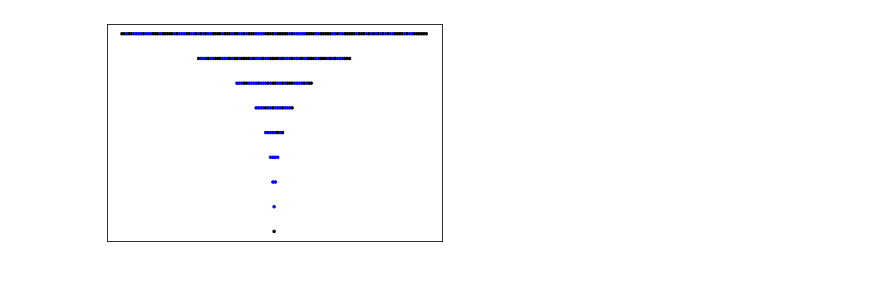
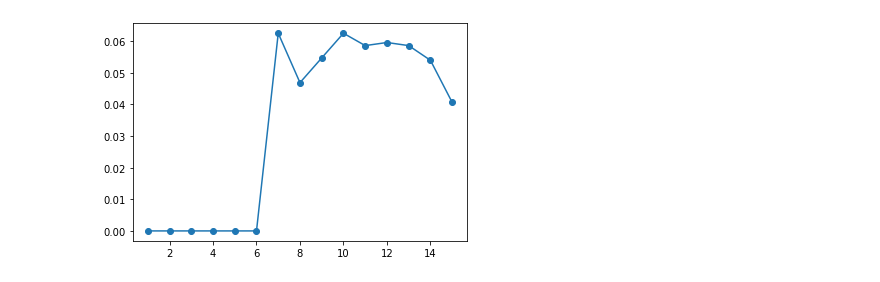
Before and after one commit to Sultanow/collatz, a Jupyter notebook: 01 Graph Theory/Python/notebook/aberkane_tree_single_number_expense.ipynb, the cells around one changed output. Drawn from its saved outputs; the diff is of its cells as text; code cells hidden in the pictures.

Commit message:
single number expense proportion per line

```diff
--- a/01 Graph Theory/Python/notebook/aberkane_tree_single_number_expense.ipynb
+++ b/01 Graph Theory/Python/notebook/aberkane_tree_single_number_expense.ipynb
@@ -180,33 +216,67 @@ def isIncluded(numberArr, number):
 # dotsize=24 (n<=6)
 dotsize= 6 #(n=9)
 # dotsize= 1 (n>9)
-n = 9
+n = 15
 #dotsize = 24
 
 tree = Tree(n)
 
 proved = []
-start = 21
+start = 113
 
 first_node = tree.getNode(start)
 first_node.state = NodeState.BLUE
 tree.mark(start)
 proved.append(start)
 included = []
+included.append(start)
+expenses = []
+rows = []
+arrInfo = []
+rowStartLabel = []
+saveArrInfo = []
+arrInfo, saveArrInfo, rowStartLabel = setStartArr(n)
+
+for i in range(0,n):
+    rows.append(i+1)
+
+counter = getCounter(rowStartLabel, start)
+arrInfo[counter-1] -= 1
+
 #print(2**(n+1))
 
 if ruleTwo(start) == False:
 
     if int((start-1)/4)%2 != 0:
         proved.append(int((start-1)/4))
+        counter = getCounter(rowStartLabel, (int((start-1)/4)))
+        arrInfo[counter-1] -= 1
+
+        node = tree.getNode((int((start-1)/4)))
+        node.state = NodeState.BLUE
+
     if int((start-1)/2)%2 != 0:
         proved.append(int((start-1)/2))
+        counter = getCounter(rowStartLabel, (int((start-1)/2)))
+        arrInfo[counter-1] -= 1
+
+        node = tree.getNode((int((start-1)/2)))
+        node.state = NodeState.BLUE
+
+if int((3*start+1)/2) % 2 != 0:
+    proved.append(int((3*start+1)/2))
+    print((3*start+1)/2)
+    counter = getCounter(rowStartLabel, int((3*start+1)/2))
+    arrInfo[counter-1] -= 1
+
+    node = tree.getNode(int((3*start+1)/2))
+    node.state = NodeState.BLUE
 
 
 while len(proved)>0:
     for i in proved:
         #i = proved[0]
-        print(i)
+        #print(i)
         if i < 2**(n+2):
 
             node = tree.getNode(i)
@@ -218,6 +288,8 @@ while len(proved)>0:
                     tree.mark(V(i))
                     proved.append(V(i))
                     included.append(V(i))
+                    counter = getCounter(rowStartLabel, V(i))
+                    arrInfo[counter-1] -= 1
                 # RULE 2 : if x is orange S(x) becomes orange
                 if isIncluded(included, S(i)) == False and S(i) < 2**(n):
                     r2 = ruleTwo(i)
@@ -225,6 +297,8 @@ while len(proved)>0:
                         tree.mark(S(i))
                         proved.append(S(i))
                         included.append(S(i))
+                        counter = getCounter(rowStartLabel, S(i))
+                        arrInfo[counter-1] -= 1
 
                 node.state = NodeState.BLUE
                 proved.remove(i)
@@ -236,6 +310,8 @@ while len(proved)>0:
                     tree.mark(V(i))
                     proved.append(V(i))
                     included.append(V(i))
+                    counter = getCounter(rowStartLabel, V(i))
+                    arrInfo[counter-1] -= 1
                 # RULE 2 : if x is orange S(x) becomes orange
                 if isIncluded(included, S(i)) == False and S(i) < 2**(n):
                     r2 = ruleTwo(i)
@@ -243,12 +319,15 @@ while len(proved)>0:
                         tree.mark(S(i))
                         proved.append(S(i))
                         included.append(S(i))
+                        counter = getCounter(rowStartLabel, S(i))
+                        arrInfo[counter-1] -= 1
                 # RULE 3 : if x is orange and of type C then ((4x-1)/3) becomes orange
                 if isIncluded(included, int((4*i-1)/3)) == False and int((4*i-1)/3) < 2**(n):
                     tree.mark(int((4*i-1)/3))
                     proved.append(int((4*i-1)/3))
                     included.append(int((4*i-1)/3))
-
+                    counter = getCounter(rowStartLabel, int((4*i-1)/3))
+                    arrInfo[counter-1] -= 1
                 node.state = NodeState.BLUE
                 proved.remove(i)
                 break
@@ -259,6 +338,8 @@ while len(proved)>0:
                     tree.mark(V(i))
                     proved.append(V(i))
                     included.append(V(i))
+                    counter = getCounter(rowStartLabel, V(i))
+                    arrInfo[counter-1] -= 1
                 # RULE 2 : if x is orange S(x) becomes orange
                 if isIncluded(included, S(i)) == False and S(i) < 2**(n):
                     r2 = ruleTwo(i)
@@ -266,16 +347,47 @@ while len(proved)>0:
                         tree.mark(S(i))
                         proved.append(S(i))
                         included.append(S(i))
+                        counter = getCounter(rowStartLabel, S(i))
+                        arrInfo[counter-1] -= 1
                 # RULE 4 : if x is orange and of type A then G(x)/3 becomes orange
                 if isIncluded(included, int(fG(i)/3)) == False and int(fG(i)/3) < 2**(n):
                     tree.mark(int(fG(i)/3))
                     proved.append(int(fG(i)/3))
                     included.append(int(fG(i)/3))
+                    counter = getCounter(rowStartLabel, int(fG(i)/3))
+                    arrInfo[counter-1] -= 1
 
                 node.state = NodeState.BLUE
                 proved.remove(i)
                 break
 
+#print(arrInfo)
+proportion = []
+for i in range(0, len(arrInfo)):
+
+    expense = saveArrInfo[i]-arrInfo[i]
+    expenses.append(expense)
+
+    if saveArrInfo[i] != 0 and expense != 0:
+        proportion.append(expense/saveArrInfo[i])
+    else:
+        proportion.append(0)
+
+print('start: ' + str(start))
+
+print("expense")
+print(expenses)
+
+print()
+print("proportion")
+print(proportion)
+print()
+
+plt.plot(rows, proportion, marker = 'o', linestyle = 'solid')
+plt.show()
+
+
+print()
 x, y, colors = tree.getGeom()
 plt.scatter(x, y, s=dotsize, c=colors)
 
@@ -305 +406 @@ plt.show()
-[figure, old version]
+[figure, new version]
```
Also changed, not shown: parts of 2 cells of this notebook, 3 other files.
